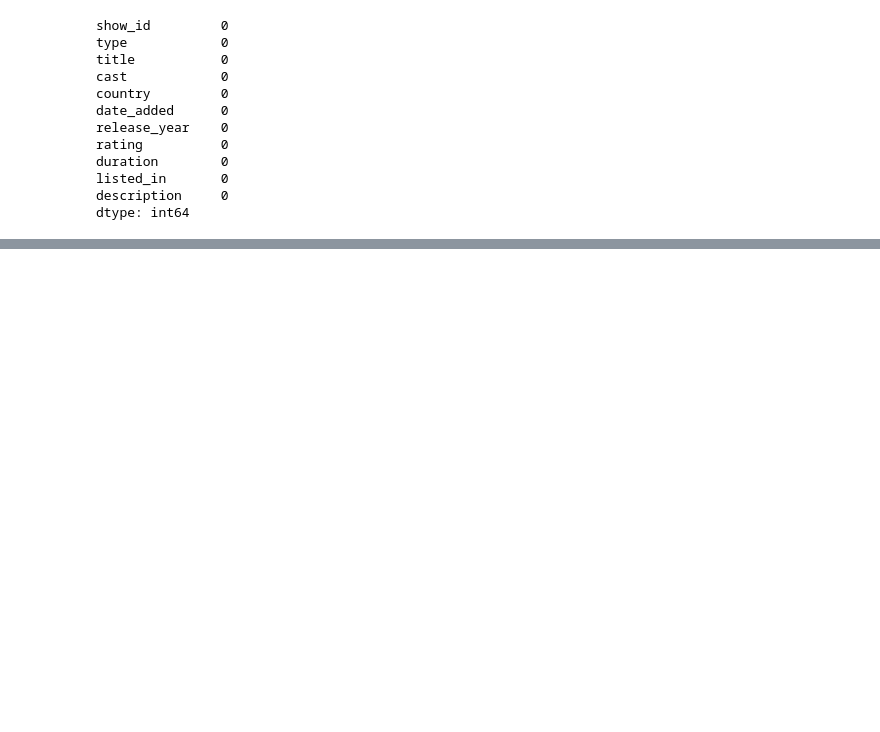
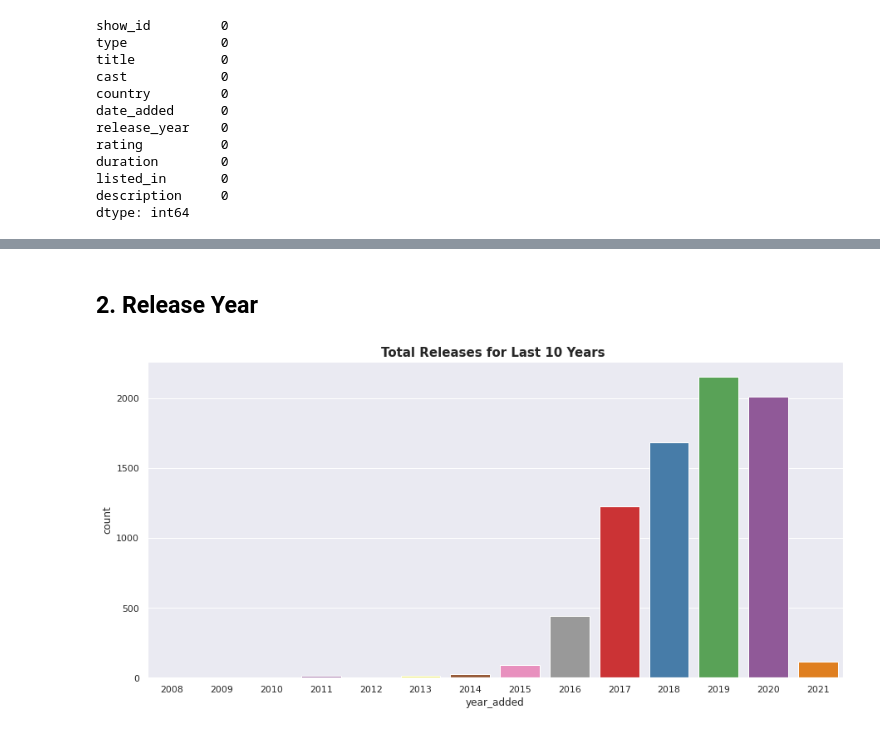
Before and after one commit to kiranahire03/NETFLIX-MOVIES-AND-TV-SHOWS-CLUSTERING, a Jupyter notebook: NETFLIX_MOVIES_AND_TV_SHOWS_CLUSTERING.ipynb, the cells around one changed output, grey strips where cells are left out. Drawn from its saved outputs; the diff is of its cells as text; code cells hidden in the pictures; blank space fills up the shorter version.

```diff
--- a/NETFLIX_MOVIES_AND_TV_SHOWS_CLUSTERING.ipynb
+++ b/NETFLIX_MOVIES_AND_TV_SHOWS_CLUSTERING.ipynb
@@ -239,0 +270,11 @@ df.head()
+# %% [markdown]
+## **2. Release Year**
+# %%
+# Total release for last 10 years
+sns.set(rc={'figure.figsize':(15,7)})
+sns.countplot(x='year_added',data=df,palette="Set1")
+
+plt.title('Total Releases for Last 10 Years ',size='15',fontweight="bold")
+plt.show()
+# %% [output]
+[figure, added]
```
Also changed, not shown: parts of 17 cells of this notebook.
